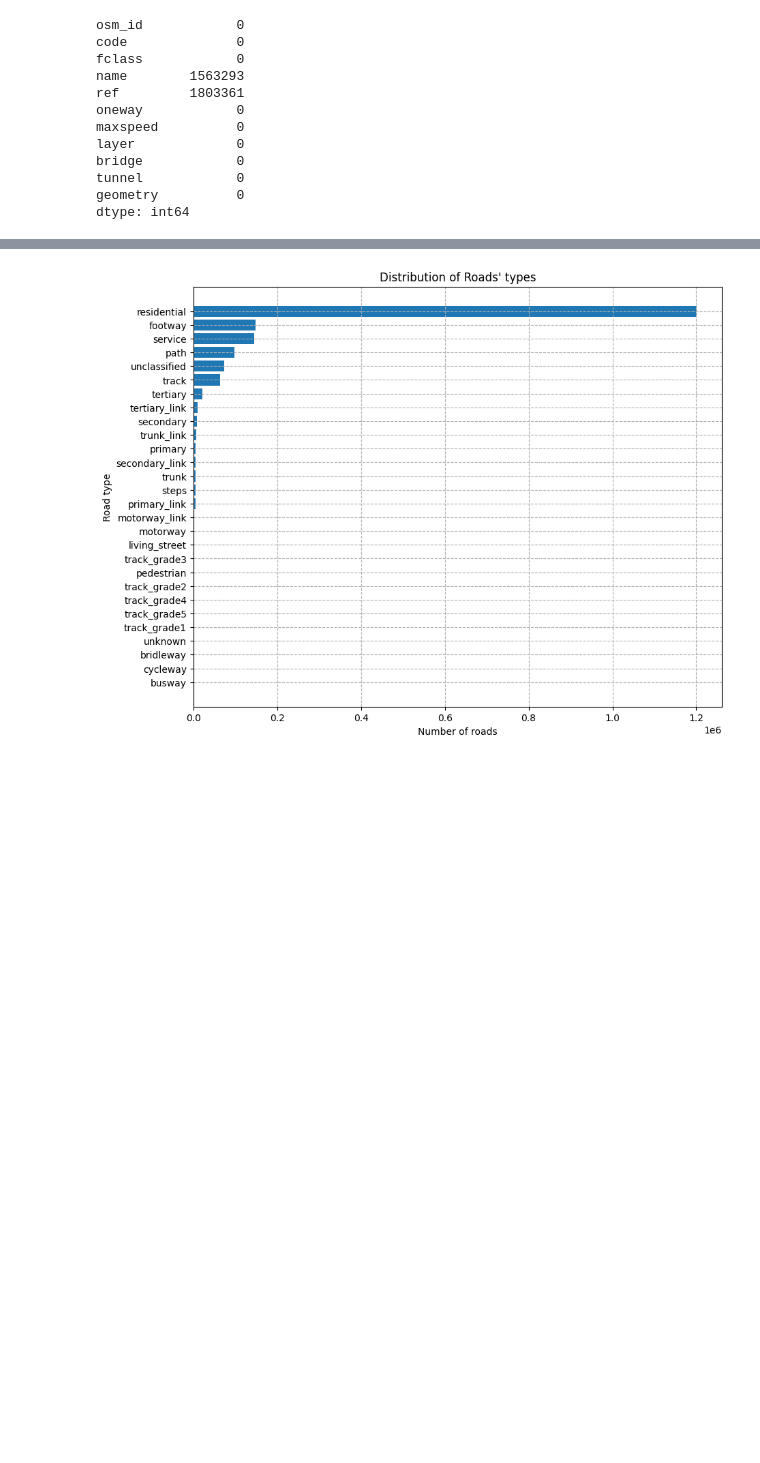
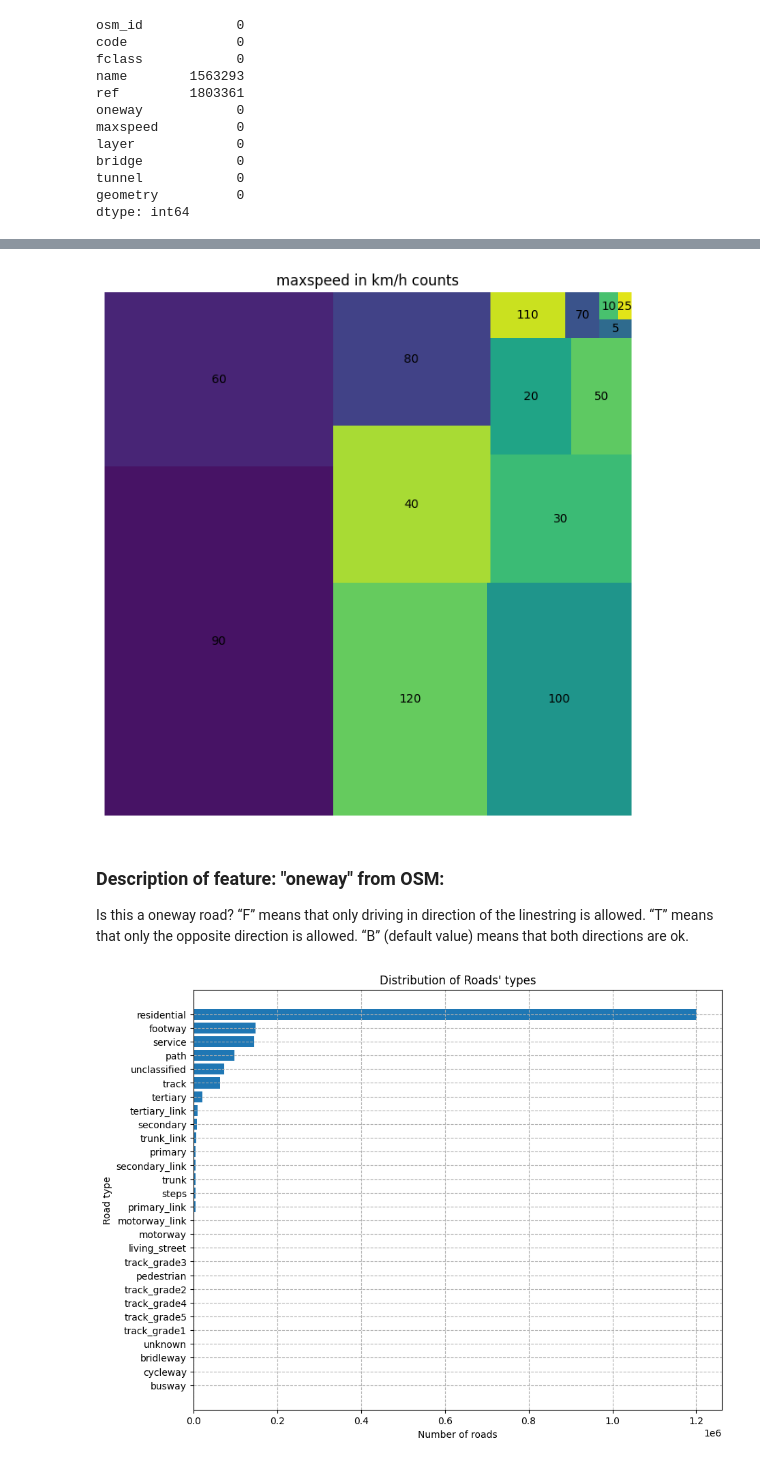
Before and after one commit to nhahub/NHA-022, a Jupyter notebook: notebooks/explore_OSM.ipynb, the cells around one changed output, grey strips where cells are left out. Drawn from its saved outputs; the diff is of its cells as text; code cells hidden in the pictures; blank space fills up the shorter version.

```diff
--- a/notebooks/explore_OSM.ipynb
+++ b/notebooks/explore_OSM.ipynb
@@ -28,3 +74,26 @@ dtype: int64
+# %%
+import squarify
+
+speeds = roads['maxspeed']\
+  .value_counts()\
+  .reset_index()
+
+speeds = speeds[speeds['maxspeed'] > 0]
+
+plt.figure(figsize=(8,8))
+squarify.plot(sizes=speeds['count'], label=speeds['maxspeed'])
+plt.axis('off')
+plt.title('maxspeed in km/h counts')
+plt.show()
+# %% [output]
+[figure, added]
+# %% [markdown]
+### Description of feature: "oneway" from OSM:
+
+Is this a oneway road? “F” means that only driving
+in direction of the linestring is allowed. “T” means
+that only the opposite direction is allowed. “B”
+(default value) means that both directions are ok.
 # %%
 road_type_counts = roads['fclass'].value_counts().sort_values()
 
```
Also changed, not shown: parts of 7 cells of this notebook, 1 other file.
